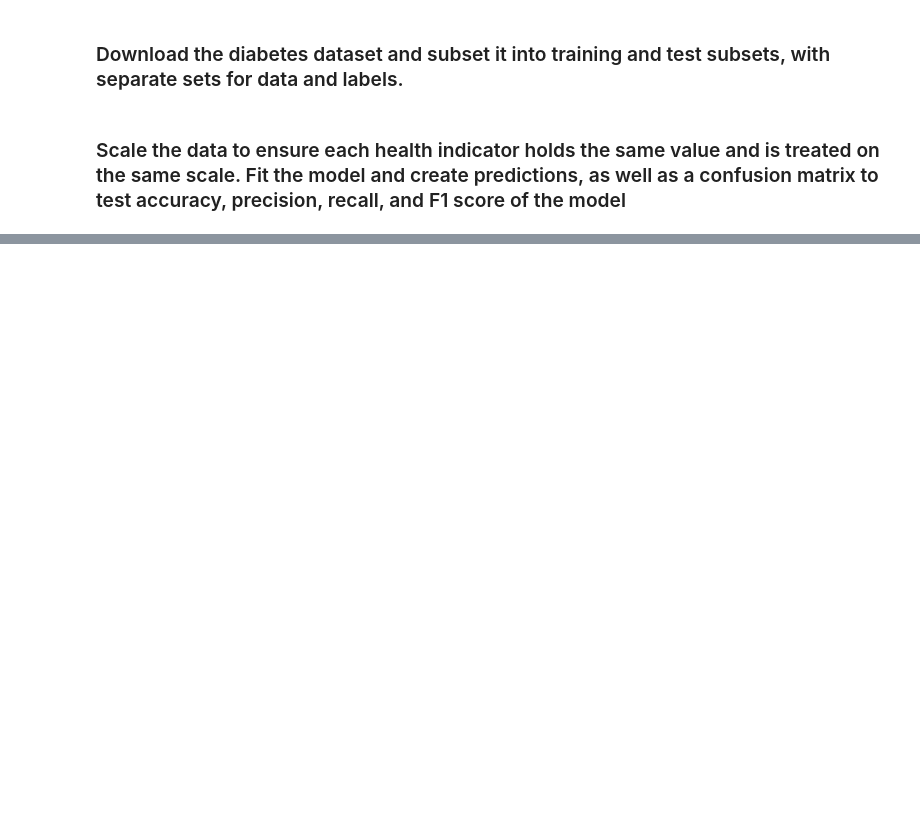
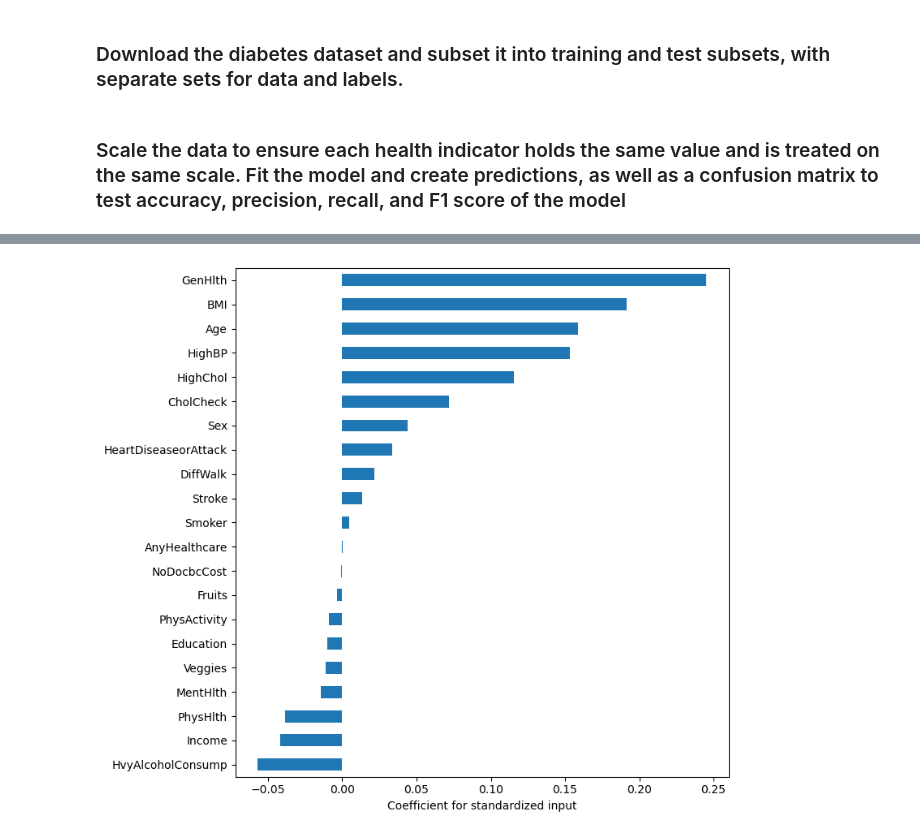
Before and after one commit to simonib2/Diabetes-Predictive-Modeling-Project, a Jupyter notebook: Diabetes_linear_classification.ipynb, the cells around one changed output, grey strips where cells are left out. Cells and saved outputs as stored; diff of their text form; code cells hidden in the pictures; blank space fills up the shorter version.

```diff
--- a/Diabetes_linear_classification.ipynb
+++ b/Diabetes_linear_classification.ipynb
@@ -52,7 +56,7 @@ scaler = StandardScaler()
 scaled_train = scaler.fit_transform(diabetes_train_data)
 scaled_test = scaler.transform(diabetes_test_data)
 
-model = LinearSVC(random_state=42, max_iter=10000)
+model = LinearSVC(C=0.1, random_state=42, max_iter=10000, dual=False)
 model.fit(scaled_train, diabetes_train_labels)
 
 pred_diabetes_train = model.predict(scaled_train)
@@ -60,4 +64,16 @@ pred_diabetes_test = model.predict(scaled_test)
 
 cm = confusion_matrix(diabetes_test_labels, pred_diabetes_test)
 print(cm)
+
+print(classification_report(
+    diabetes_test_labels,
+    pred_diabetes_test,
+    target_names=["No diabetes", "Diabetes/prediabetes"]
+))
+
+print("Training accuracy:",
+      accuracy_score(diabetes_train_labels, pred_diabetes_train))
+
+print("Testing accuracy:",
+      accuracy_score(diabetes_test_labels, pred_diabetes_test))
 # %% [output]
@@ -65,0 +93,12 @@ print(cm)
+# %%
+coefficients = pd.Series(
+    model.coef_[0],
+    index=diabetes_train_data.columns
+)
+
+coefficients.sort_values().plot.barh(figsize=(8, 7))
+plt.xlabel("Coefficient for standardized input")
+plt.tight_layout()
+plt.show()
+# %% [output]
+[figure, added]
```
Also changed, not shown: parts of 3 cells of this notebook, 1 other file.
